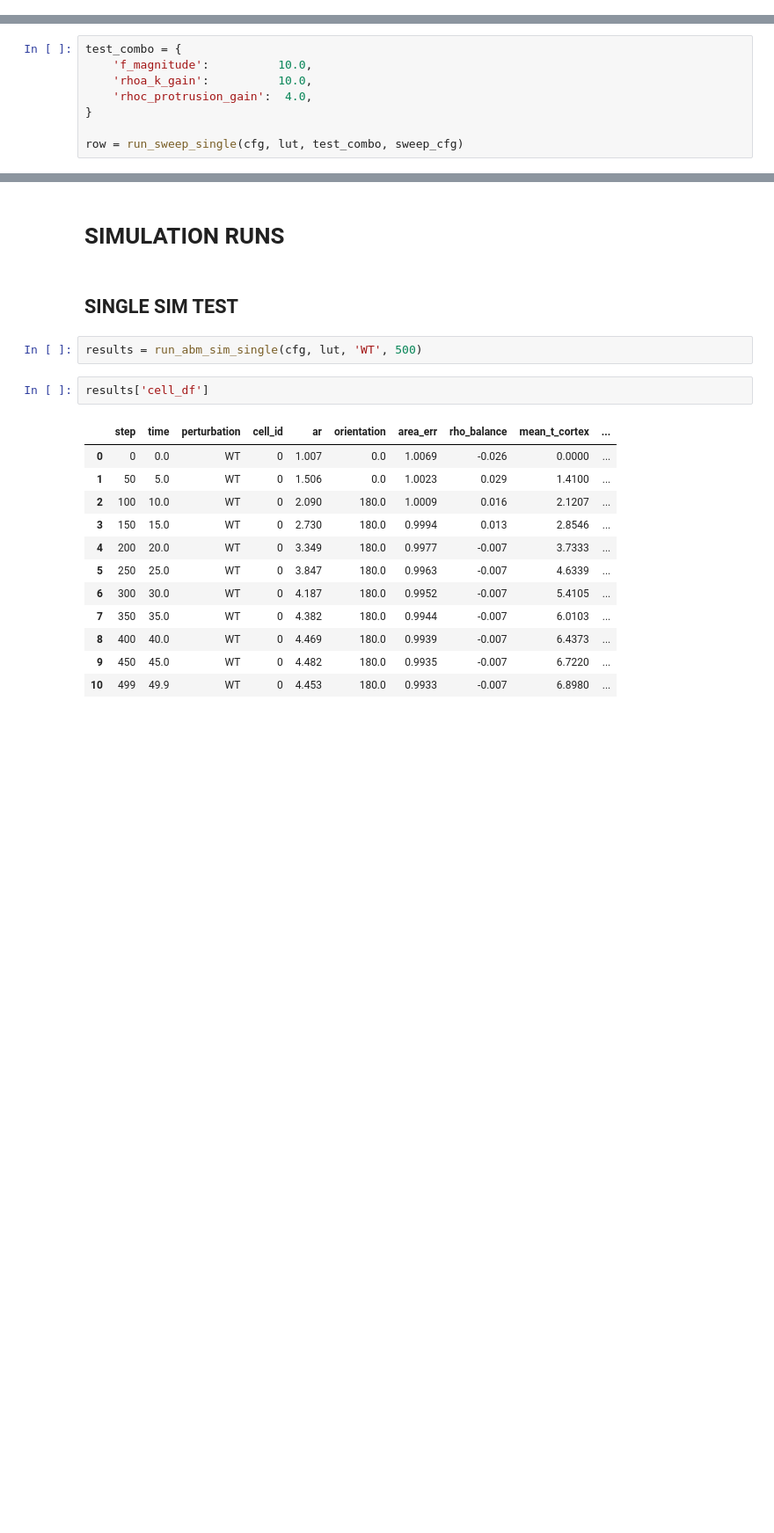
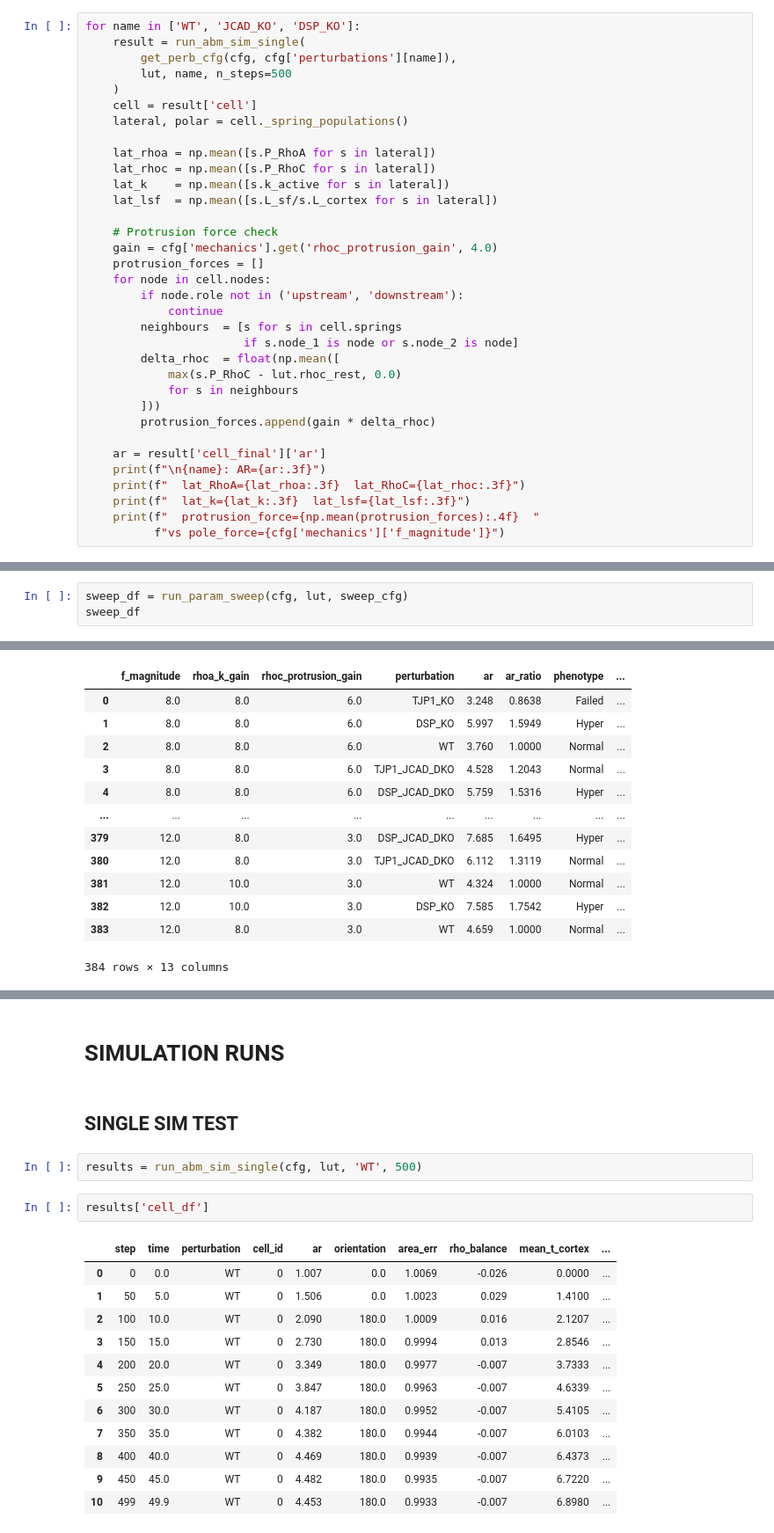
Before and after one commit to emilieyuu/endotehelial-masboss, a Jupyter notebook: notebooks/13_abm_sim_and_sweep.ipynb, the cells around one changed output, grey strips where cells are left out. Shown at 88% size. Cells and saved outputs as stored; diff of their text form; blank space fills up the shorter version.

```diff
--- a/notebooks/13_abm_sim_and_sweep.ipynb
+++ b/notebooks/13_abm_sim_and_sweep.ipynb
@@ -25,0 +83,34 @@ LUT ready | rest: RhoA=0.463 RhoC=0.437
+# %%
+for name in ['WT', 'JCAD_KO', 'DSP_KO']:
+    result = run_abm_sim_single(
+        get_perb_cfg(cfg, cfg['perturbations'][name]),
+        lut, name, n_steps=500
+    )
+    cell = result['cell']
+    lateral, polar = cell._spring_populations()
+
+    lat_rhoa = np.mean([s.P_RhoA for s in lateral])
+    lat_rhoc = np.mean([s.P_RhoC for s in lateral])
+    lat_k    = np.mean([s.k_active for s in lateral])
+    lat_lsf  = np.mean([s.L_sf/s.L_cortex for s in lateral])
+
+    # Protrusion force check
+    gain = cfg['mechanics'].get('rhoc_protrusion_gain', 4.0)
+    protrusion_forces = []
+    for node in cell.nodes:
+        if node.role not in ('upstream', 'downstream'):
+            continue
+        neighbours  = [s for s in cell.springs
+                       if s.node_1 is node or s.node_2 is node]
+        delta_rhoc  = float(np.mean([
+            max(s.P_RhoC - lut.rhoc_rest, 0.0)
+            for s in neighbours
+        ]))
+        protrusion_forces.append(gain * delta_rhoc)
+
+    ar = result['cell_final']['ar']
+    print(f"\n{name}: AR={ar:.3f}")
+    print(f"  lat_RhoA={lat_rhoa:.3f}  lat_RhoC={lat_rhoc:.3f}")
+    print(f"  lat_k={lat_k:.3f}  lat_lsf={lat_lsf:.3f}")
+    print(f"  protrusion_force={np.mean(protrusion_forces):.4f}  "
+          f"vs pole_force={cfg['mechanics']['f_magnitude']}")
@@ -26,9 +132,4 @@ LUT ready | rest: RhoA=0.463 RhoC=0.437
 # %%
-test_combo = {
-    'f_magnitude':          10.0,
-    'rhoa_k_gain':          10.0,
-    'rhoc_protrusion_gain':  4.0,
-}
-
-row = run_sweep_single(cfg, lut, test_combo, sweep_cfg)
+sweep_df = run_param_sweep(cfg, lut, sweep_cfg)
+sweep_df
 # %% [output]
@@ -42 +153,14 @@ row = run_sweep_single(cfg, lut, test_combo, sweep_cfg)
+|  | f_magnitude | rhoa_k_gain | rhoc_protrusion_gain | perturbation | ar | ar_ratio | phenotype | ... |
+| 0 | 8.0 | 8.0 | 6.0 | TJP1_KO | 3.248 | 0.8638 | Failed | ... |
+| 1 | 8.0 | 8.0 | 6.0 | DSP_KO | 5.997 | 1.5949 | Hyper | ... |
+| 2 | 8.0 | 8.0 | 6.0 | WT | 3.760 | 1.0000 | Normal | ... |
+| 3 | 8.0 | 8.0 | 6.0 | TJP1_JCAD_DKO | 4.528 | 1.2043 | Normal | ... |
+| 4 | 8.0 | 8.0 | 6.0 | DSP_JCAD_DKO | 5.759 | 1.5316 | Hyper | ... |
+| ... | ... | ... | ... | ... | ... | ... | ... | ... |
+| 379 | 12.0 | 8.0 | 3.0 | DSP_JCAD_DKO | 7.685 | 1.6495 | Hyper | ... |
+| 380 | 12.0 | 8.0 | 3.0 | TJP1_JCAD_DKO | 6.112 | 1.3119 | Normal | ... |
+| 381 | 12.0 | 10.0 | 3.0 | WT | 4.324 | 1.0000 | Normal | ... |
+| 382 | 12.0 | 10.0 | 3.0 | DSP_KO | 7.585 | 1.7542 | Hyper | ... |
+| 383 | 12.0 | 8.0 | 3.0 | WT | 4.659 | 1.0000 | Normal | ... |
+384 rows × 13 columns
 # %%
```
Also changed, not shown: parts of 8 cells of this notebook, 10 other files.
